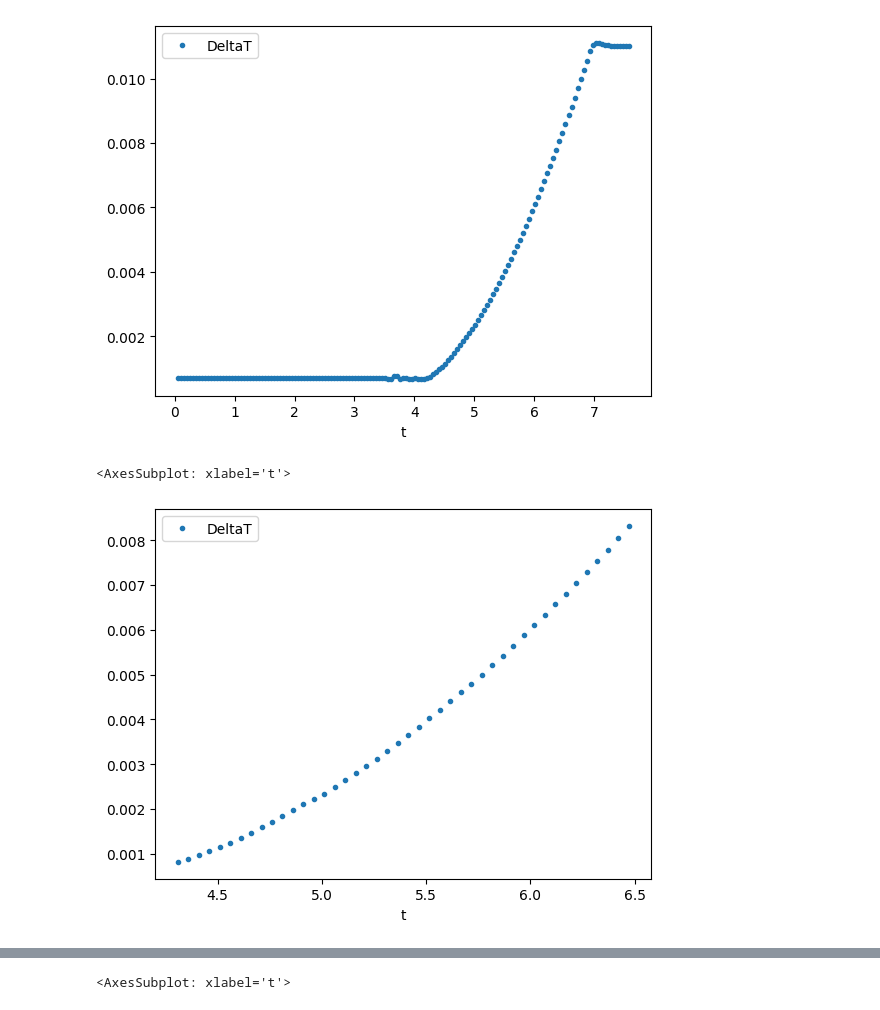
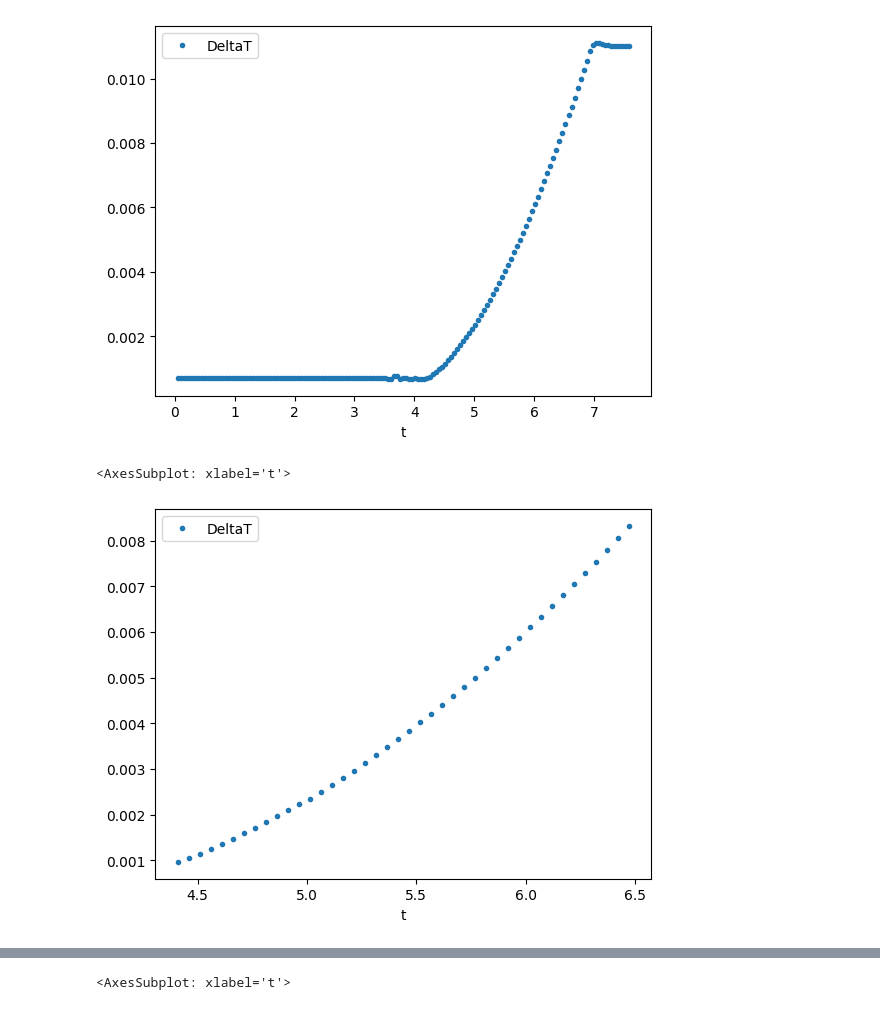
Before and after one commit to elenafonde/PP3-Carrello, a Jupyter notebook: PROVE FIT ACCELERAZIONE.ipynb, the cells around one changed output, grey strips where cells are left out. Saved outputs shown, nothing was run; the diff lists cells and outputs as text; code cells hidden in the pictures.

```diff
--- a/PROVE FIT ACCELERAZIONE.ipynb
+++ b/PROVE FIT ACCELERAZIONE.ipynb
@@ -62,11 +66,11 @@ df.plot(x="t", y="DeltaT", linestyle="None", marker=".")
 [figure]
 # %%
 # TAGLIO I TEMPI INUTILI
-df = df.drop(df[df.t <4.3 ].index | df[df.t > 6.5].index)
+df = df.drop(df[df.t <4.4 ].index | df[df.t > 6.5].index)
 df.plot(x="t", y="DeltaT", linestyle="None", marker=".")
 # %% [output]
 <AxesSubplot: xlabel='t'>
-[figure, old version]
+[figure, new version]
 # %%
 # USO RETTA CALIBRAZIONE
 dTi = df.DeltaT.to_numpy()
```
Also changed, not shown: parts of 10 cells of this notebook, 3 other files.
